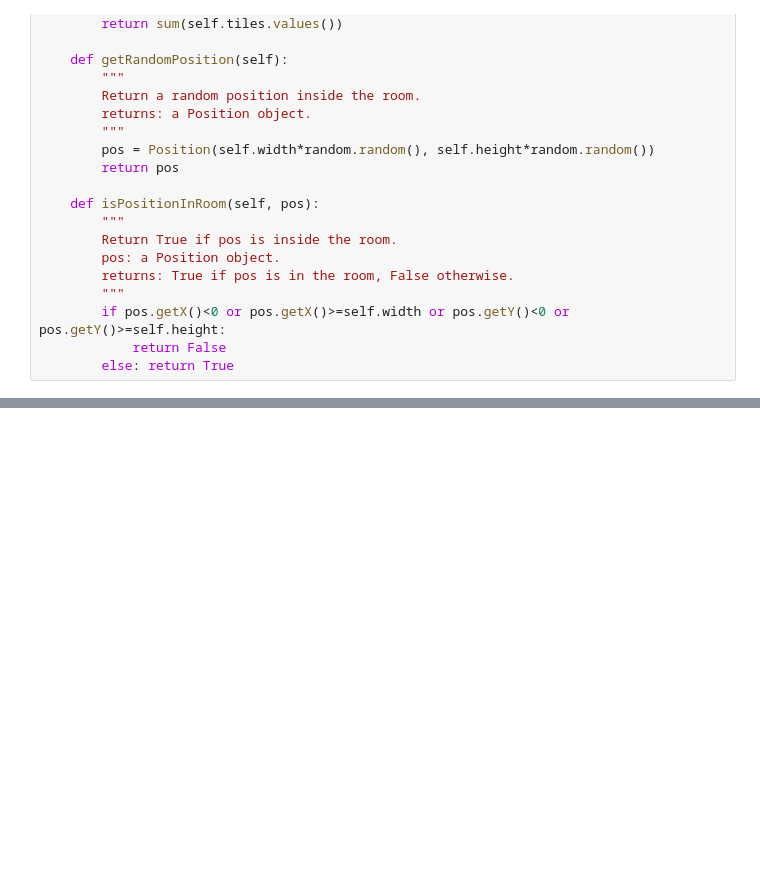
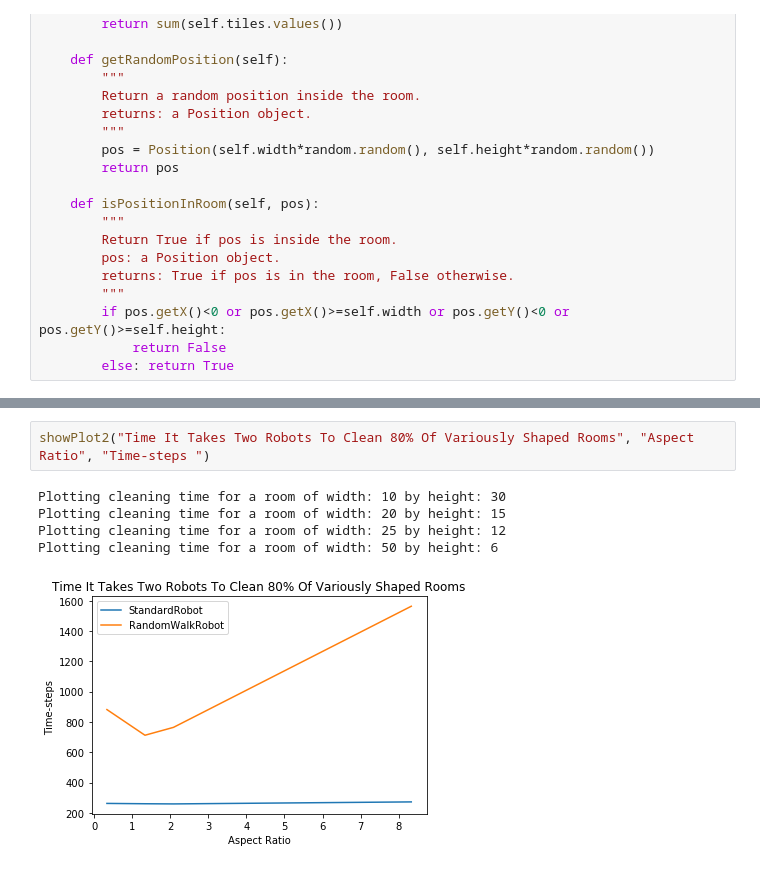
Before and after one commit to NikitaLoik/optimisationStatisticsProbability, a Jupyter notebook: week_ii/cleaningBot.ipynb, the cells around one changed output, grey strips where cells are left out. Cells and saved outputs as stored; diff of their text form; blank space fills up the shorter version.

```diff
--- a/week_ii/cleaningBot.ipynb
+++ b/week_ii/cleaningBot.ipynb
@@ -160,0 +375,8 @@ True
+# %%
+showPlot2("Time It Takes Two Robots To Clean 80% Of Variously Shaped Rooms", "Aspect Ratio", "Time-steps ")
+# %% [output]
+Plotting cleaning time for a room of width: 10 by height: 30
+Plotting cleaning time for a room of width: 20 by height: 15
+Plotting cleaning time for a room of width: 25 by height: 12
+Plotting cleaning time for a room of width: 50 by height: 6
+[figure, added]
```
Also changed, not shown: parts of 12 cells of this notebook.
